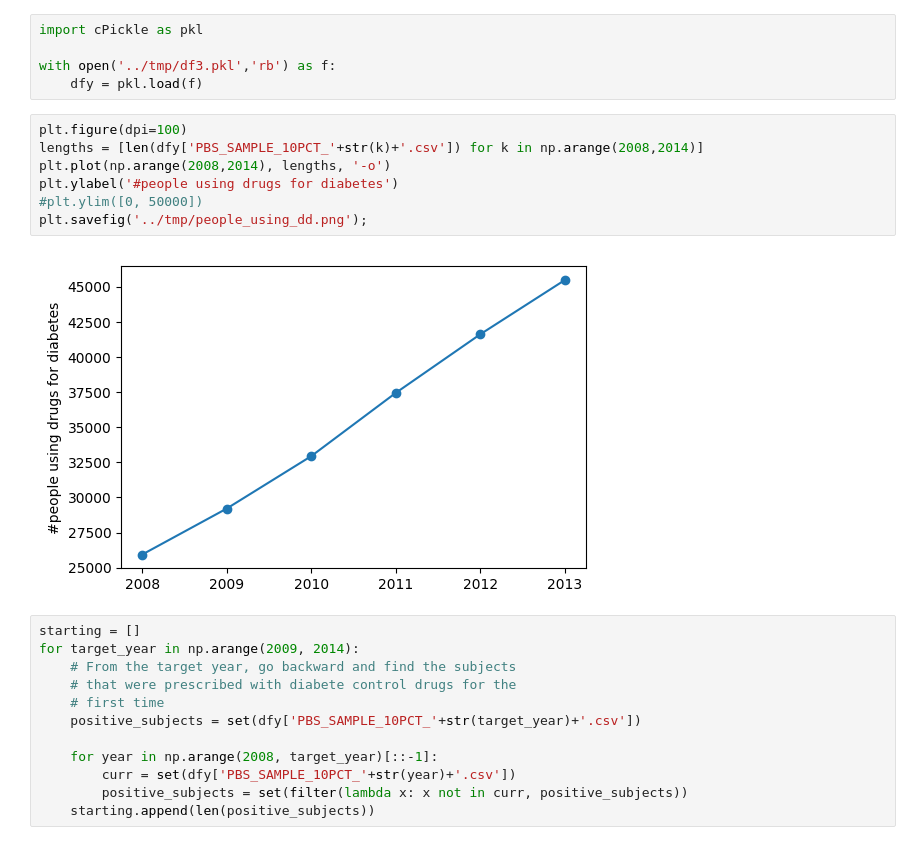
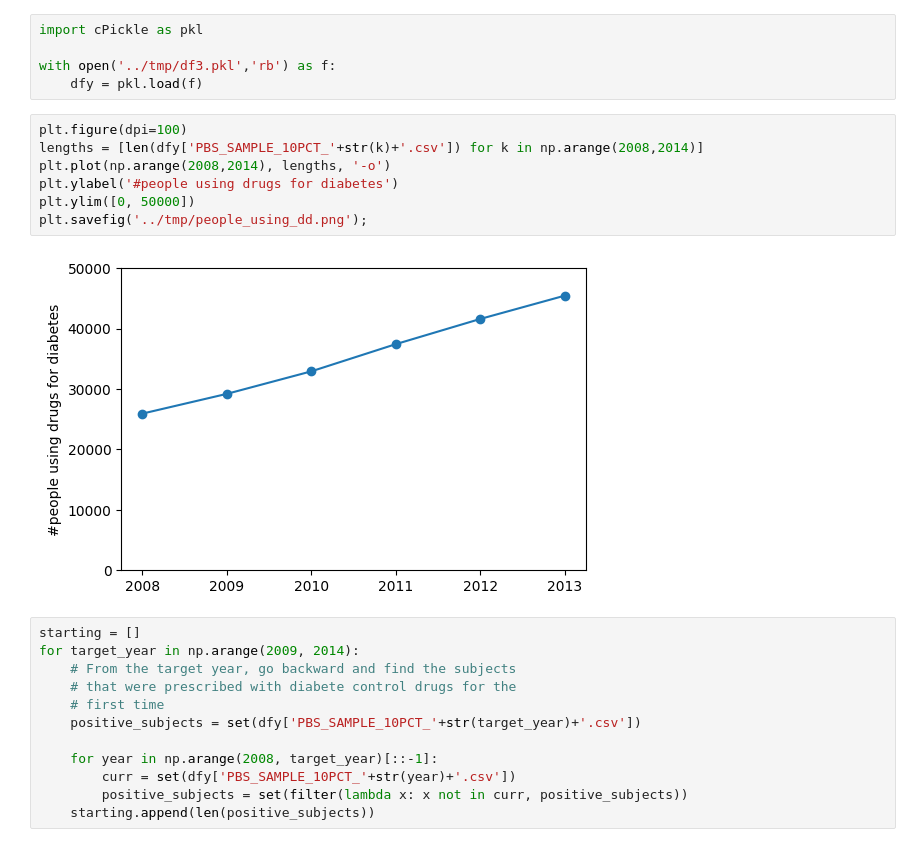
Before and after one commit to samuelefiorini/tangle, a Jupyter notebook: notebooks/test.ipynb, the cells around one changed output. Cells and saved outputs as stored; diff of their text form.

```diff
--- a/notebooks/test.ipynb
+++ b/notebooks/test.ipynb
@@ -204,12 +204,12 @@ with open('../tmp/df3.pkl','rb') as f:
 # %%
 plt.figure(dpi=100)
 lengths = [len(dfy['PBS_SAMPLE_10PCT_'+str(k)+'.csv']) for k in np.arange(2008,2014)]
 plt.plot(np.arange(2008,2014), lengths, '-o')
 plt.ylabel('#people using drugs for diabetes')
-#plt.ylim([0, 50000])
+plt.ylim([0, 50000])
 plt.savefig('../tmp/people_using_dd.png');
 # %% [output]
-[figure, old version]
+[figure, new version]
 # %%
 starting = []
 for target_year in np.arange(2009, 2014):
```
Also changed, not shown: 1 other file.
